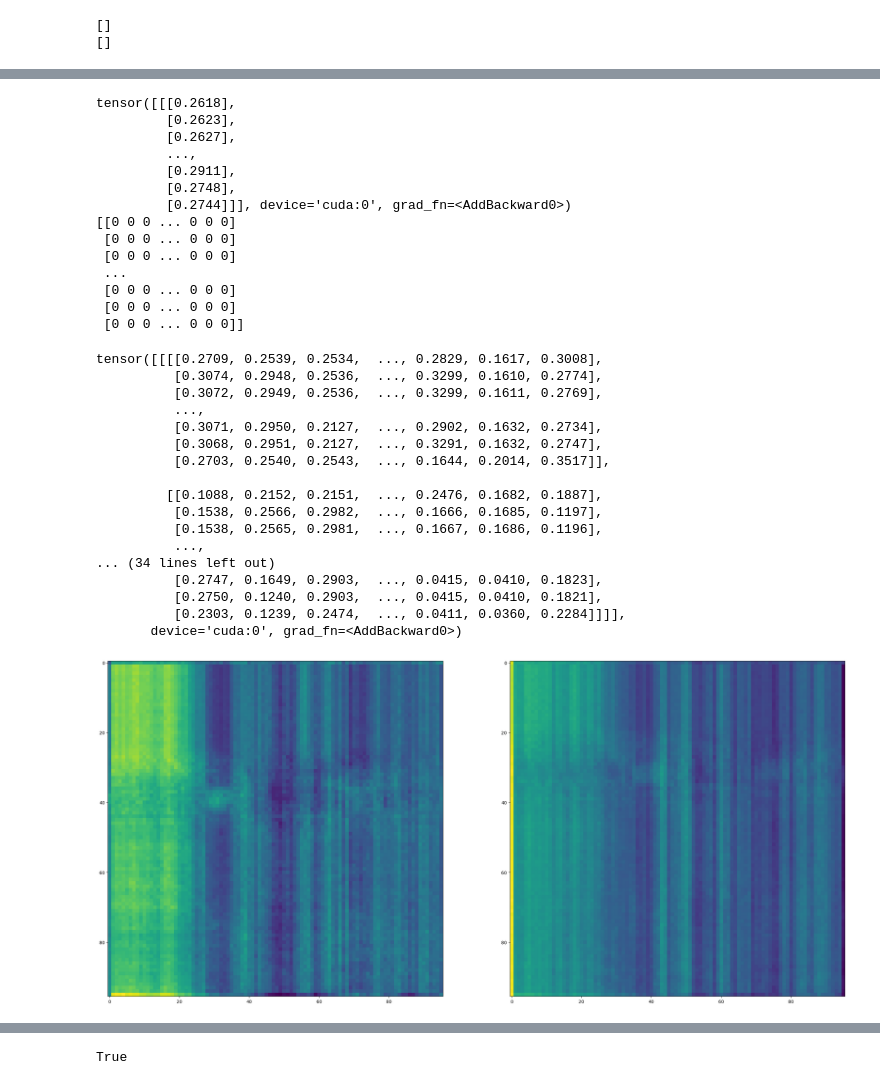
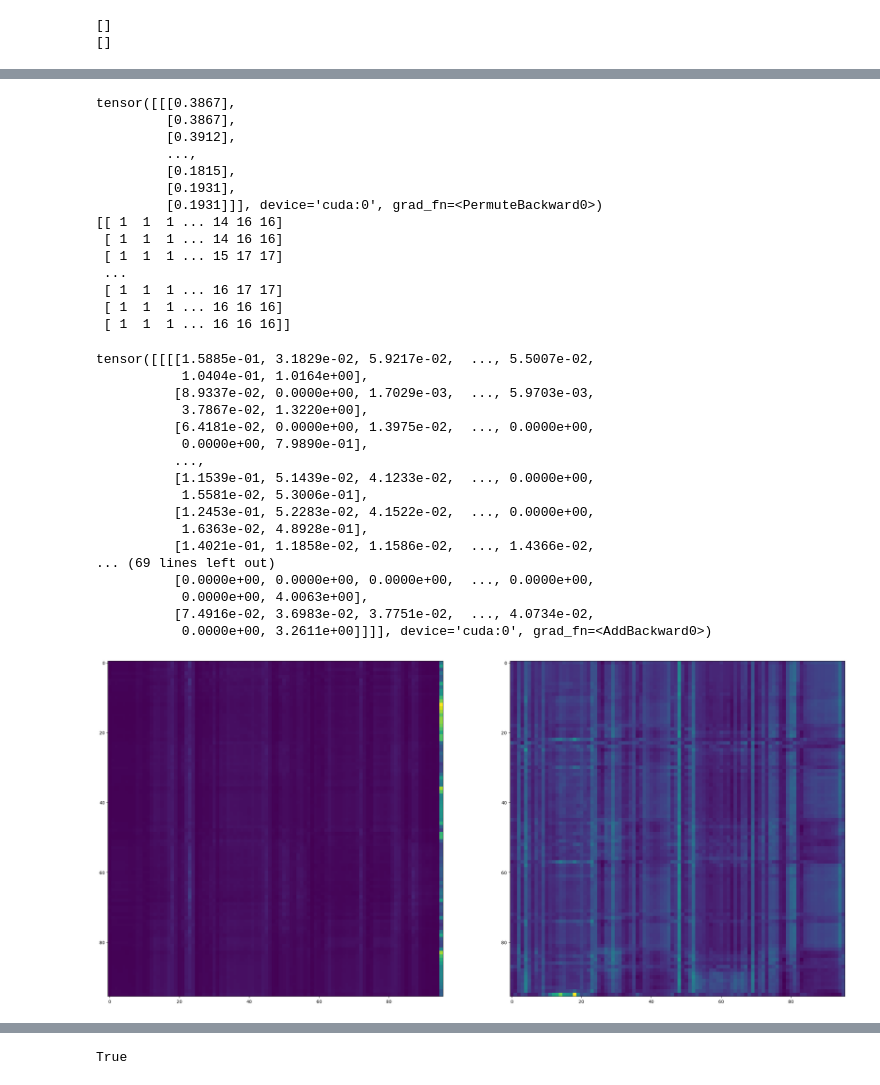
Before and after one commit to liu-yii/StereoSRTransformer, a Jupyter notebook: feat_vis.ipynb, the cells around one changed output, grey strips where cells are left out. Drawn from its saved outputs; the diff is of its cells as text; code cells hidden in the pictures.

```diff
--- a/feat_vis.ipynb
+++ b/feat_vis.ipynb
@@ -140,32 +140,32 @@ out = features_out_hook[0]
 # %%
 pred, pred_disp, mask = output
-print(pred_disp)
+print(mask)
 img = pred_disp.view(4*24, 4*96, 1).detach().cpu().numpy()
 img = (img).round().astype(np.uint8).squeeze(-1)
 print(img)
 img = Image.fromarray(img, 'L')
 img.save('vis/out_disp.jpg')
 # %% [output]
-tensor([[[0.2618],
-         [0.2623],
-         [0.2627],
+tensor([[[0.3867],
+         [0.3867],
+         [0.3912],
          ...,
-         [0.2911],
-         [0.2748],
-         [0.2744]]], device='cuda:0', grad_fn=<AddBackward0>)
-[[0 0 0 ... 0 0 0]
- [0 0 0 ... 0 0 0]
- [0 0 0 ... 0 0 0]
+         [0.1815],
+         [0.1931],
+         [0.1931]]], device='cuda:0', grad_fn=<PermuteBackward0>)
+[[ 1  1  1 ... 14 16 16]
+ [ 1  1  1 ... 14 16 16]
+ [ 1  1  1 ... 15 17 17]
  ...
- [0 0 0 ... 0 0 0]
- [0 0 0 ... 0 0 0]
- [0 0 0 ... 0 0 0]]
+ [ 1  1  1 ... 16 17 17]
+ [ 1  1  1 ... 16 16 16]
+ [ 1  1  1 ... 16 16 16]]
 # %%
 # img = out.view(w_hr, w_hr, 3).detach().cpu().numpy()
 # fig = plt.figure(1, figsize=(30, 50))
 # img_plot = plt.imshow(img)
 # %%
-feat_left, feat_right, M_left_to_right, M_right_to_left = out
+feat_left, feat_right, M_right_to_left, M_left_to_right = out
 # feat, cost = out
 # print(feat.shape)
 # feat_left, feat_right = torch.chunk(feat, 2, dim=0)
@@ -187,50 +187,50 @@ disp2 = torch.sum(M_left_to_right * index, dim=-1).view(b, 1, h, w)
 feat_left = feat_left.squeeze(0)
 feat_right = feat_right.squeeze(0)
 M_left_to_right = M_left_to_right.squeeze(0)
 M_right_to_left = M_right_to_left.squeeze(0)
 disp1 = disp1.squeeze(0)
 disp2 = disp2.squeeze(0)
 gray_scale1 = torch.sum(M_left_to_right,0)
 gray_scale1 = gray_scale1 / M_left_to_right.shape[0]  # torch.Size([64, 112, 112]) —> torch.Size([112, 112])   从彩色图片变为黑白图片  压缩64个颜色通道维度，否则feature map太多张
 gray_scale1 = gray_scale1.data.cpu().numpy()
 
 gray_scale2 = torch.sum(M_right_to_left,0)
 gray_scale2 = gray_scale2 / M_right_to_left.shape[0]  # torch.Size([64, 112, 112]) —> torch.Size([112, 112])   从彩色图片变为黑白图片  压缩64个颜色通道维度，否则feature map太多张
 gray_scale2 = gray_scale2.data.cpu().numpy()
 
 
 fig = plt.figure(1, figsize=(30, 50))
 plt.subplot(1,2,1)
 img_plot = plt.imshow(gray_scale1)
 fig2 = plt.figure(1, figsize=(30, 50))
 plt.subplot(1,2,2)
 img_plot2 = plt.imshow(gray_scale2)
 # fig3 = plt.figure(1, figsize=(30, 50))
 # plt.subplot(1,3,3)
 # img_plot2 = plt.imshow(feat_right_pca)
 # cv2.imwrite('heat_map.jpg', blended_img)  # 将图像保存到硬盘
 # plt.savefig('vis/features_rightW&right.jpg', bbox_inches='tight')  # 若不加bbox_inches='tight'，保存的图片可能不完整
 # cv2.imwrite('heat_map.jpg', blended_img)  # 将图像保存到硬盘
 plt.savefig('vis/attention_map.jpg', bbox_inches='tight')  # 若不加bbox_inches='tight'，保存的图片可能不完整
 # %% [output]
-tensor([[[[0.2709, 0.2539, 0.2534,  ..., 0.2829, 0.1617, 0.3008],
-          [0.3074, 0.2948, 0.2536,  ..., 0.3299, 0.1610, 0.2774],
-          [0.3072, 0.2949, 0.2536,  ..., 0.3299, 0.1611, 0.2769],
+tensor([[[[1.5885e-01, 3.1829e-02, 5.9217e-02,  ..., 5.5007e-02,
+           1.0404e-01, 1.0164e+00],
+          [8.9337e-02, 0.0000e+00, 1.7029e-03,  ..., 5.9703e-03,
+           3.7867e-02, 1.3220e+00],
+          [6.4181e-02, 0.0000e+00, 1.3975e-02,  ..., 0.0000e+00,
+           0.0000e+00, 7.9890e-01],
           ...,
-          [0.3071, 0.2950, 0.2127,  ..., 0.2902, 0.1632, 0.2734],
-          [0.3068, 0.2951, 0.2127,  ..., 0.3291, 0.1632, 0.2747],
-          [0.2703, 0.2540, 0.2543,  ..., 0.1644, 0.2014, 0.3517]],
-
-         [[0.1088, 0.2152, 0.2151,  ..., 0.2476, 0.1682, 0.1887],
-          [0.1538, 0.2566, 0.2982,  ..., 0.1666, 0.1685, 0.1197],
-          [0.1538, 0.2565, 0.2981,  ..., 0.1667, 0.1686, 0.1196],
-          ...,
-... (34 lines left out)
-          [0.2747, 0.1649, 0.2903,  ..., 0.0415, 0.0410, 0.1823],
-          [0.2750, 0.1240, 0.2903,  ..., 0.0415, 0.0410, 0.1821],
-          [0.2303, 0.1239, 0.2474,  ..., 0.0411, 0.0360, 0.2284]]]],
-       device='cuda:0', grad_fn=<AddBackward0>)
+          [1.1539e-01, 5.1439e-02, 4.1233e-02,  ..., 0.0000e+00,
+           1.5581e-02, 5.3006e-01],
+          [1.2453e-01, 5.2283e-02, 4.1522e-02,  ..., 0.0000e+00,
+           1.6363e-02, 4.8928e-01],
+          [1.4021e-01, 1.1858e-02, 1.1586e-02,  ..., 1.4366e-02,
+... (69 lines left out)
+          [0.0000e+00, 0.0000e+00, 0.0000e+00,  ..., 0.0000e+00,
+           0.0000e+00, 4.0063e+00],
+          [7.4916e-02, 3.6983e-02, 3.7751e-02,  ..., 4.0734e-02,
+           0.0000e+00, 3.2611e+00]]]], device='cuda:0', grad_fn=<AddBackward0>)
-[figure, old version]
+[figure, new version]
 # %%
 print(M_right_to_left)
 # %% [output]
```
Also changed, not shown: parts of 5 cells of this notebook, 9 other files.
